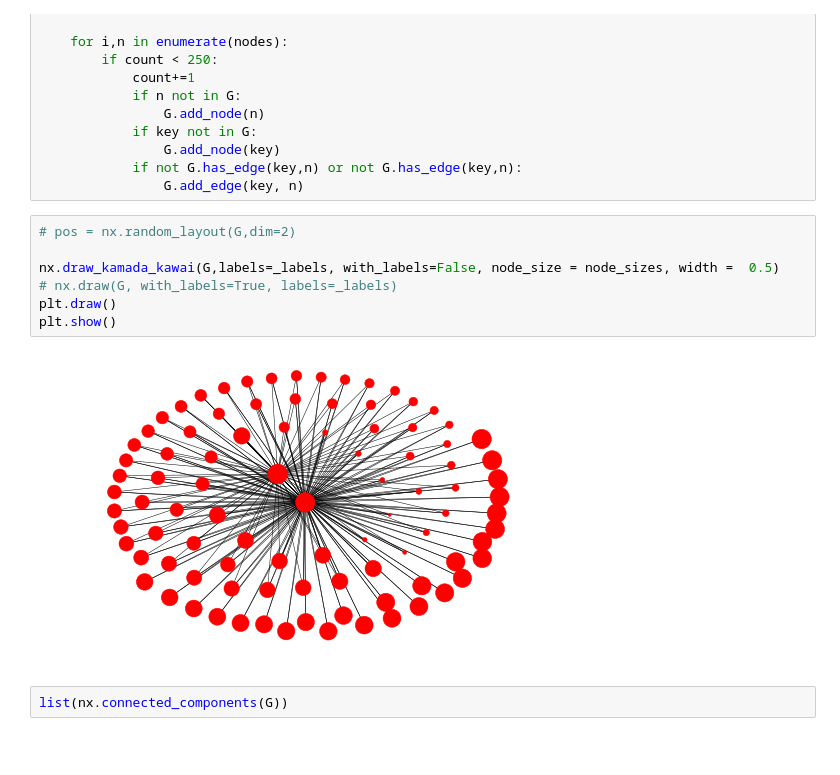
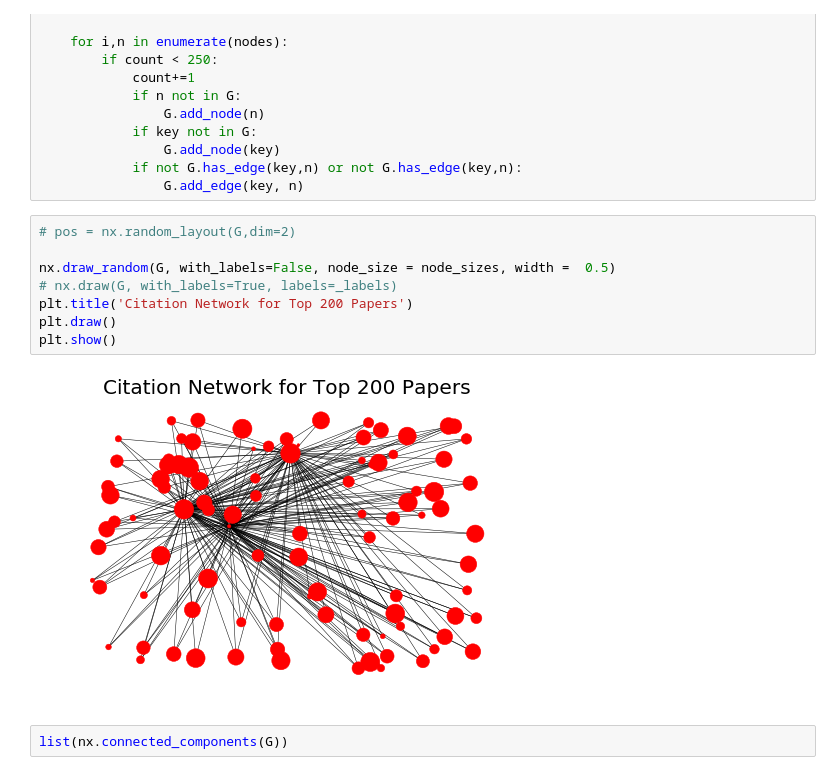
Before and after one commit to divvyam/APR, a Jupyter notebook: Reach and Paper Graph.ipynb, the cells around one changed output. Drawn from its saved outputs; the diff is of its cells as text; blank space fills up the shorter version.

Commit message:
Reach Graph

```diff
--- a/Reach and Paper Graph.ipynb
+++ b/Reach and Paper Graph.ipynb
@@ -138,12 +138,13 @@ for key, nodes in D2.items():
 # %%
 # pos = nx.random_layout(G,dim=2)
 
-nx.draw_kamada_kawai(G,labels=_labels, with_labels=False, node_size = node_sizes, width =  0.5)
+nx.draw_random(G, with_labels=False, node_size = node_sizes, width =  0.5)
 # nx.draw(G, with_labels=True, labels=_labels)
+plt.title('Citation Network for Top 200 Papers')
 plt.draw()
 plt.show()
 # %% [output]
-[figure, old version]
+[figure, new version]
 # %%
 list(nx.connected_components(G))
 # %% [output]
```
Also changed, not shown: parts of 14 cells of this notebook, 4 other files.
